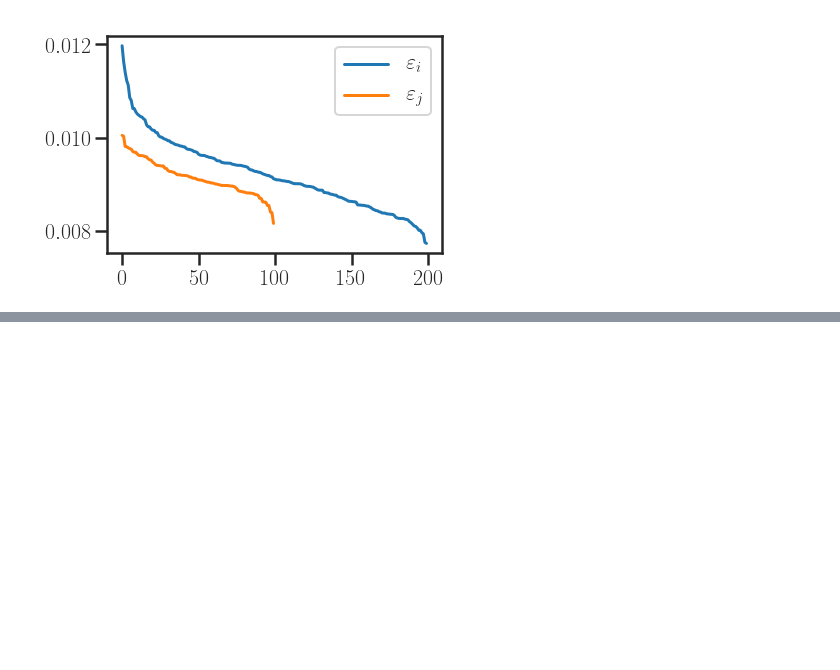
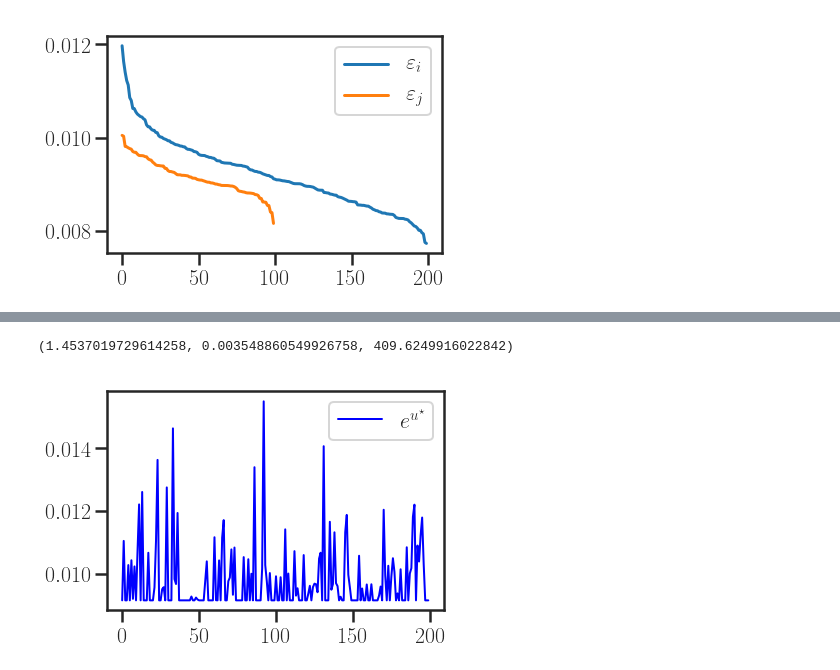
Before and after one commit to mzalaya/screenkhorn, a Jupyter notebook: notebooks/Restricted Sinkhron and Greenkhorn.ipynb, the cells around one changed output, grey strips where cells are left out. Drawn from its saved outputs; the diff is of its cells as text; code cells hidden in the pictures; blank space fills up the shorter version.

```diff
--- a/notebooks/Restricted Sinkhron and Greenkhorn.ipynb
+++ b/notebooks/Restricted Sinkhron and Greenkhorn.ipynb
@@ -280,0 +117,6 @@ P_active = np.diag(np.exp(u)*C_K) @ K @ np.diag(np.exp(v)/C_K)
+# %%
+epsilon_tree_ab = np.sort(np.hstack([epsilon_tree_a, epsilon_tree_b]))[::-1]
+epsilon_tree_ab_eps_1 = (max(epsilon_tree_ab) - min(epsilon_tree_ab))/2 + min(epsilon_tree_ab)
+epsilon_tree_ab_eps_2 = (max(epsilon_tree_ab) - min(epsilon_tree_ab))/3 + min(epsilon_tree_ab)
+
+epsilon_tree_ab_eps = np.array([epsilon_tree_ab_eps_2])
@@ -284,0 +278,14 @@ P_active = np.diag(np.exp(u)*C_K) @ K @ np.diag(np.exp(v)/C_K)
+# %%
+time_path, time_sink, time_path / time_sink
+# %% [output]
+(1.4537019729614258, 0.003548860549926758, 409.6249916022842)
+# %%
+# plt.plot(exp_u_star, linewidth=2, color='r', label=r'$e^{u^\star}$')
+plt.plot(np.exp(u), linewidth=2, color='b', label=r'$e^{u^\star}$')
+
+# plt.plot(exp_v_star, linewidth=2, color='b', label=r'$e^{v^\star}$')
+plt.legend()
+plt.subplots_adjust(hspace=.5)
+plt.tight_layout()
+# %% [output]
+[figure, added]
```
Also changed, not shown: parts of 72 cells of this notebook, 1 other file.
